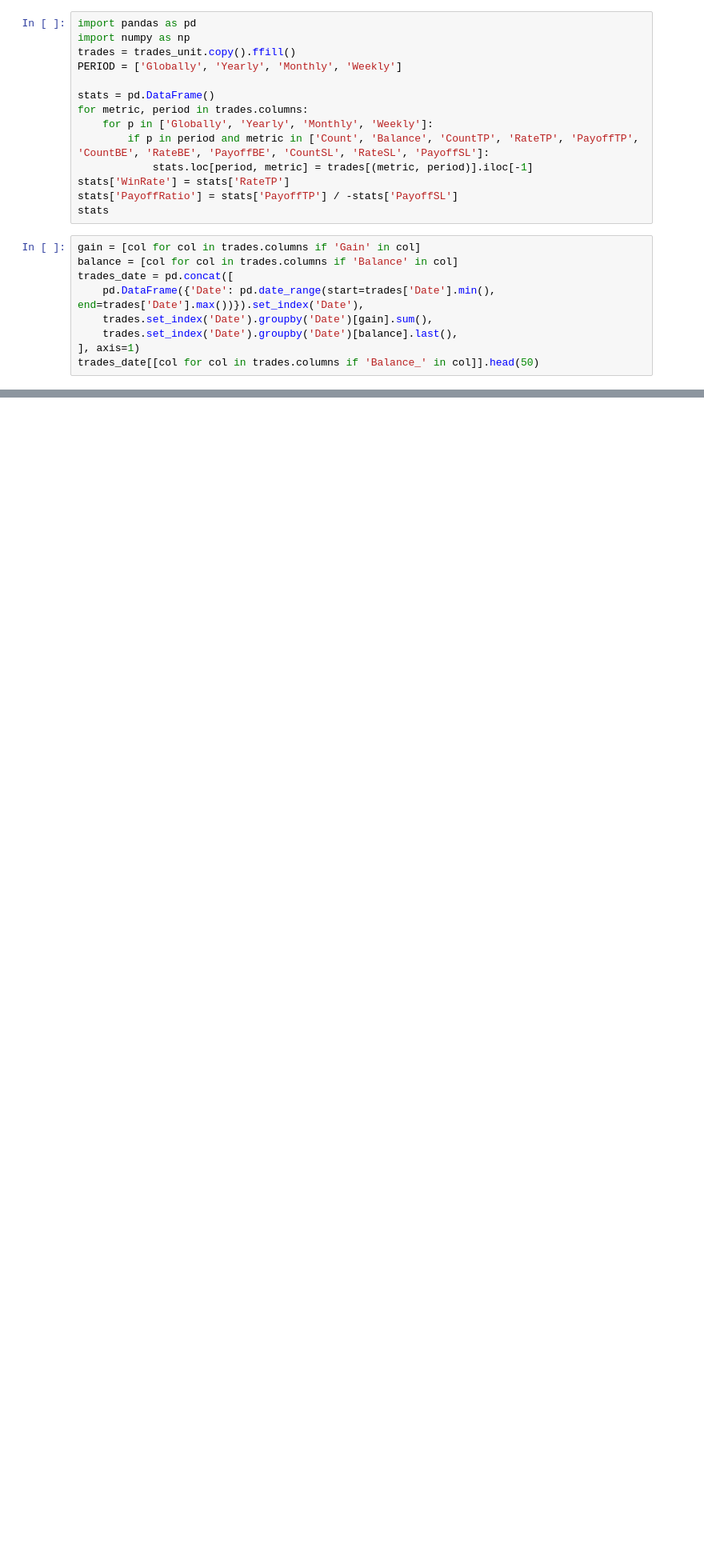
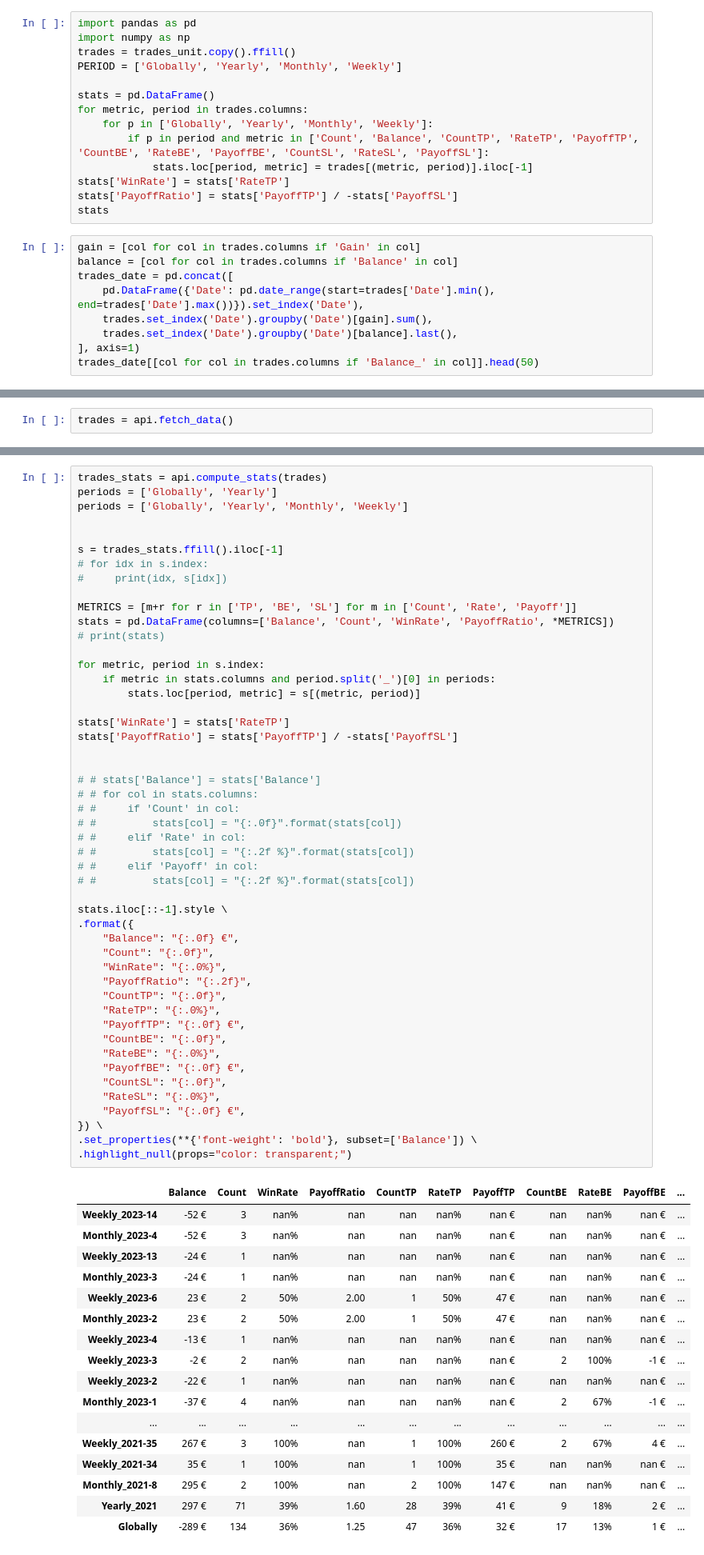
Before and after one commit to vixen-cordier/dashboards, a Jupyter notebook: book.trading.ipynb, the cells around one changed output, grey strips where cells are left out. Shown at 80% size. Cells and saved outputs as stored; diff of their text form; blank space fills up the shorter version.

Commit message:
format columns in stats table and filter displayed period

```diff
--- a/book.trading.ipynb
+++ b/book.trading.ipynb
@@ -51,0 +58,2 @@ trades_date[[col for col in trades.columns if 'Balance_' in col]].head(50)
+# %%
+trades = api.fetch_data()
@@ -51,0 +66,67 @@ trades_date[[col for col in trades.columns if 'Balance_' in col]].head(50)
+# %%
+trades_stats = api.compute_stats(trades)
+periods = ['Globally', 'Yearly']
+periods = ['Globally', 'Yearly', 'Monthly', 'Weekly']
+
+
+s = trades_stats.ffill().iloc[-1]
+# for idx in s.index:
+#     print(idx, s[idx])
+
+METRICS = [m+r for r in ['TP', 'BE', 'SL'] for m in ['Count', 'Rate', 'Payoff']]
+stats = pd.DataFrame(columns=['Balance', 'Count', 'WinRate', 'PayoffRatio', *METRICS])
+# print(stats)
+
+for metric, period in s.index:
+    if metric in stats.columns and period.split('_')[0] in periods:
+        stats.loc[period, metric] = s[(metric, period)]
+
+stats['WinRate'] = stats['RateTP']
+stats['PayoffRatio'] = stats['PayoffTP'] / -stats['PayoffSL']
+
+
+# # stats['Balance'] = stats['Balance']
+# # for col in stats.columns:
+# #     if 'Count' in col:
+# #         stats[col] = "{:.0f}".format(stats[col])
+# #     elif 'Rate' in col:
+# #         stats[col] = "{:.2f %}".format(stats[col])
+# #     elif 'Payoff' in col:
+# #         stats[col] = "{:.2f %}".format(stats[col])
+
+stats.iloc[::-1].style \
+.format({
+    "Balance": "{:.0f} €",
+    "Count": "{:.0f}",
+    "WinRate": "{:.0%}",
+    "PayoffRatio": "{:.2f}",
+    "CountTP": "{:.0f}",
+    "RateTP": "{:.0%}",
+    "PayoffTP": "{:.0f} €",
+    "CountBE": "{:.0f}",
+    "RateBE": "{:.0%}",
+    "PayoffBE": "{:.0f} €",
+    "CountSL": "{:.0f}",
+    "RateSL": "{:.0%}",
+    "PayoffSL": "{:.0f} €",
+}) \
+.set_properties(**{'font-weight': 'bold'}, subset=['Balance']) \
+.highlight_null(props="color: transparent;")
+# %% [output]
+|  | Balance | Count | WinRate | PayoffRatio | CountTP | RateTP | PayoffTP | CountBE | RateBE | PayoffBE | ... |
+| Weekly_2023-14 | -52 € | 3 | nan% | nan | nan | nan% | nan € | nan | nan% | nan € | ... |
+| Monthly_2023-4 | -52 € | 3 | nan% | nan | nan | nan% | nan € | nan | nan% | nan € | ... |
+| Weekly_2023-13 | -24 € | 1 | nan% | nan | nan | nan% | nan € | nan | nan% | nan € | ... |
+| Monthly_2023-3 | -24 € | 1 | nan% | nan | nan | nan% | nan € | nan | nan% | nan € | ... |
+| Weekly_2023-6 | 23 € | 2 | 50% | 2.00 | 1 | 50% | 47 € | nan | nan% | nan € | ... |
+| Monthly_2023-2 | 23 € | 2 | 50% | 2.00 | 1 | 50% | 47 € | nan | nan% | nan € | ... |
+| Weekly_2023-4 | -13 € | 1 | nan% | nan | nan | nan% | nan € | nan | nan% | nan € | ... |
+| Weekly_2023-3 | -2 € | 2 | nan% | nan | nan | nan% | nan € | 2 | 100% | -1 € | ... |
+| Weekly_2023-2 | -22 € | 1 | nan% | nan | nan | nan% | nan € | nan | nan% | nan € | ... |
+| Monthly_2023-1 | -37 € | 4 | nan% | nan | nan | nan% | nan € | 2 | 67% | -1 € | ... |
+| ... | ... | ... | ... | ... | ... | ... | ... | ... | ... | ... | ... |
+| Weekly_2021-35 | 267 € | 3 | 100% | nan | 1 | 100% | 260 € | 2 | 67% | 4 € | ... |
+| Weekly_2021-34 | 35 € | 1 | 100% | nan | 1 | 100% | 35 € | nan | nan% | nan € | ... |
+| Monthly_2021-8 | 295 € | 2 | 100% | nan | 2 | 100% | 147 € | nan | nan% | nan € | ... |
+| Yearly_2021 | 297 € | 71 | 39% | 1.60 | 28 | 39% | 41 € | 9 | 18% | 2 € | ... |
+| Globally | -289 € | 134 | 36% | 1.25 | 47 | 36% | 32 € | 17 | 13% | 1 € | ... |
```
Also changed, not shown: parts of 2 cells of this notebook, 2 other files.
